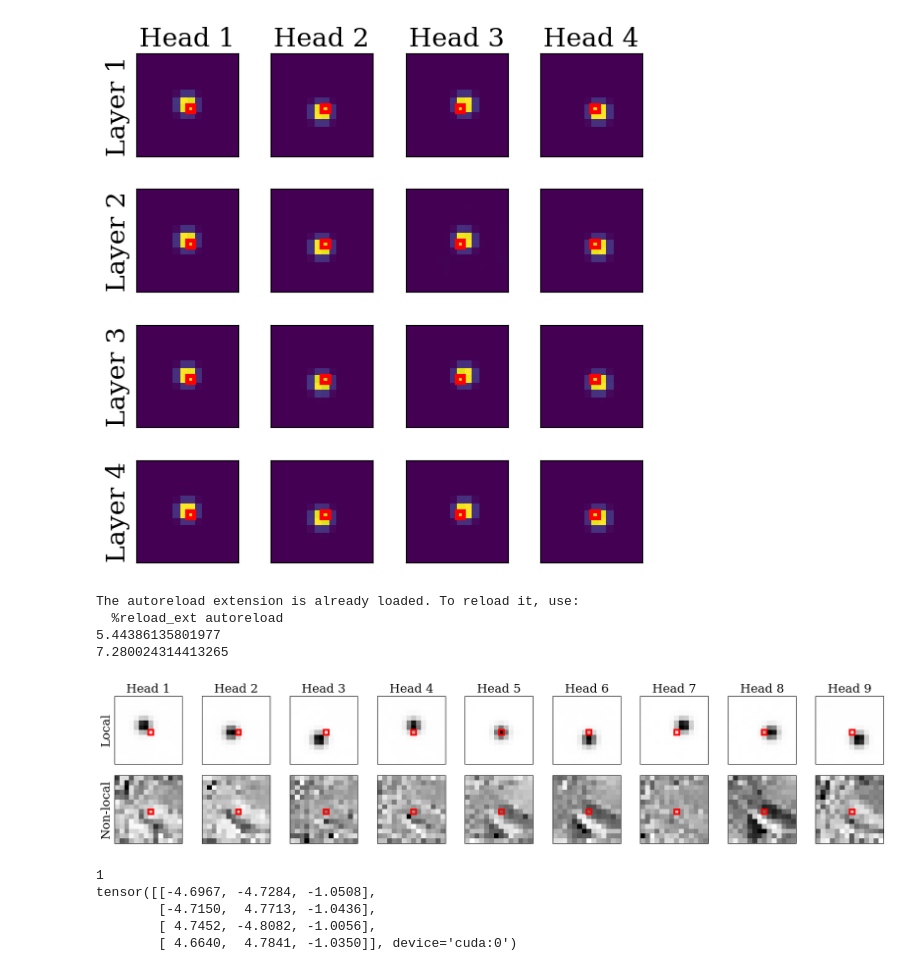
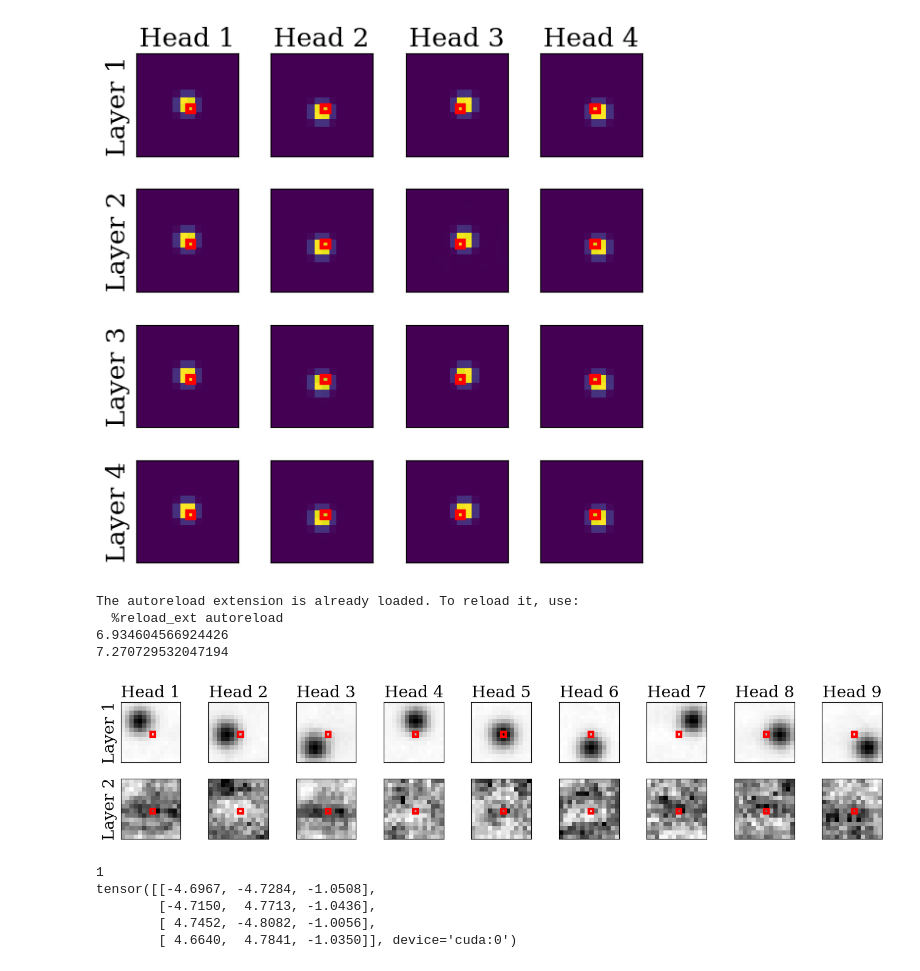
Before and after one commit to sdascoli/deit, a Jupyter notebook: deit.ipynb, the cells around one changed output. Saved outputs shown, nothing was run; the diff lists cells and outputs as text; code cells hidden in the pictures.

```diff
--- a/deit.ipynb
+++ b/deit.ipynb
@@ -316,7 +325,6 @@ args.sampling_ratio = 0.001
 dataset, _ = build_dataset(is_train=False, args=args)
 x = torch.stack([dataset[i][0] for i in range(20)])
 x = x.cuda()
-x = model.patch_embed(x)
 
 def highlight_cell(x,y, ax=None, **kwargs):
     rect = plt.Rectangle((x-.5, y-.5), 1,1, fill=False, color='red', lw=3, **kwargs)
@@ -325,6 +333,8 @@ def highlight_cell(x,y, ax=None, **kwargs):
     return rect
 
 def plot_attention(model,x,num_layers=4):
+
+    x = model.patch_embed(x)
 
     num_patches = model.num_patches
     img_size = int(num_patches**.5)
@@ -347,7 +357,7 @@ def plot_attention(model,x,num_layers=4):
         num_heads = len(attn_map)
         for head in range(num_heads):
             head_map = attn_map[head,num_patches//2+img_size//2].detach().cpu().resize(img_size,img_size)
-            axarr[l,head].matshow(head_map)
+            axarr[l,head].matshow(head_map, cmap=cmap)
             #print(head_map)
         for ax in axarr[l]:
             ax.set_xticks([])
@@ -370,53 +380,23 @@ for path in glob.glob(str(args.output_dir/'checkpoint*')):
 8.284697863520408
 8.281598772321429
 [figure]
-# %%
-%load_ext autoreload
-from main import create_model, build_dataset
-strength = 0.5
-model = create_model('deit_small_patch16_224', local_up_to_layer=1, locality_strength=strength, locality_dim=1)
-model.to('cuda')
-num_patches = model.num_patches
-img_size = int(num_patches**.5)
-num_heads = model.blocks[0].attn.num_heads
-embed_dim = model.embed_dim
-
-x = torch.stack([dataset[i][0] for i in range(1)])
-x = x.cuda()
-x = model.patch_embed(x)
-
-num_layers=2
-fig, axarr = plt.subplots(num_layers, num_heads, figsize=(2*num_heads,2*num_layers))
-cols = ['Head {}'.format(col+1) for col in range(num_heads)]
-rows = ['Local', 'Non-local']
-for ax, col in zip(axarr[0], cols):
-    ax.set_title(col)
-for ax, row in zip(axarr[:,0], rows):
-    ax.set_ylabel(row, size='large')
-
-num_layers=2
-for l in range(num_layers):
-    dist, attn_map = model.blocks[l].attn.get_attention_map(x, return_map=True)
-    print(dist)
-    num_heads = len(attn_map)
-    for head in range(num_heads):
-        head_map = attn_map[head,num_patches//2+img_size//2].detach().cpu().resize(img_size,img_size)
-        #print(head_map.sum())
-        axarr[l,head].matshow(head_map, cmap=cmap)
-    for ax in axarr[l]:
-        ax.set_xticks([])
-        ax.set_yticks([])
-        highlight_cell(img_size//2, img_size//2,ax)
-plt.tight_layout()
-
-#plt.savefig(savedir+'attention_map_init.pdf')
-plt.show()
-# %% [output]
-The autoreload extension is already loaded. To reload it, use:
-  %reload_ext autoreload
-5.44386135801977
-7.280024314413265
-[figure, removed]
+# %%
+%load_ext autoreload
+from main import create_model, build_dataset
+strength = 0.1
+model = create_model('deit_small_patch16_224', local_up_to_layer=1, locality_strength=strength, locality_dim=1)
+model.to('cuda')
+
+plot_attention(model, x, num_layers=2)
+
+#plt.savefig(savedir+'attention_map_init.pdf')
+plt.show()
+# %% [output]
+The autoreload extension is already loaded. To reload it, use:
+  %reload_ext autoreload
+6.934604566924426
+7.270729532047194
+[figure, added]
 # %%
 args = runs[2]['args']
 print(args.freeze_locality)
```
Also changed, not shown: parts of 2 cells of this notebook, 1 other file.
